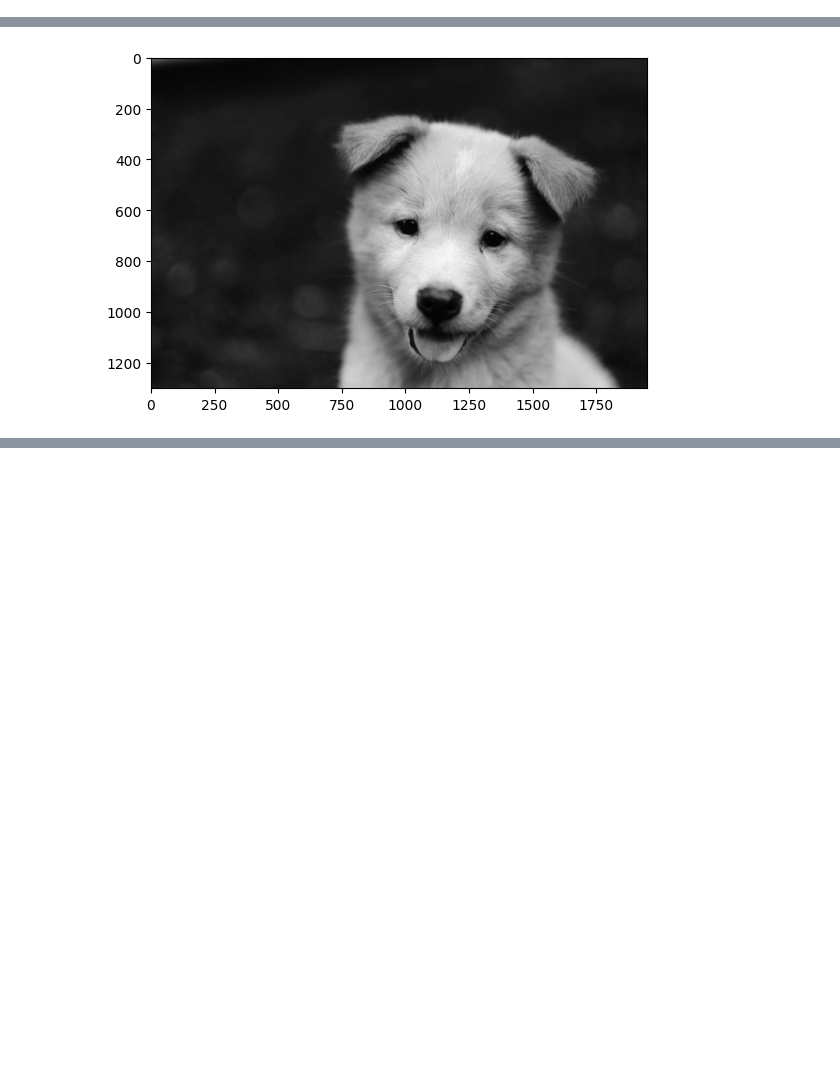
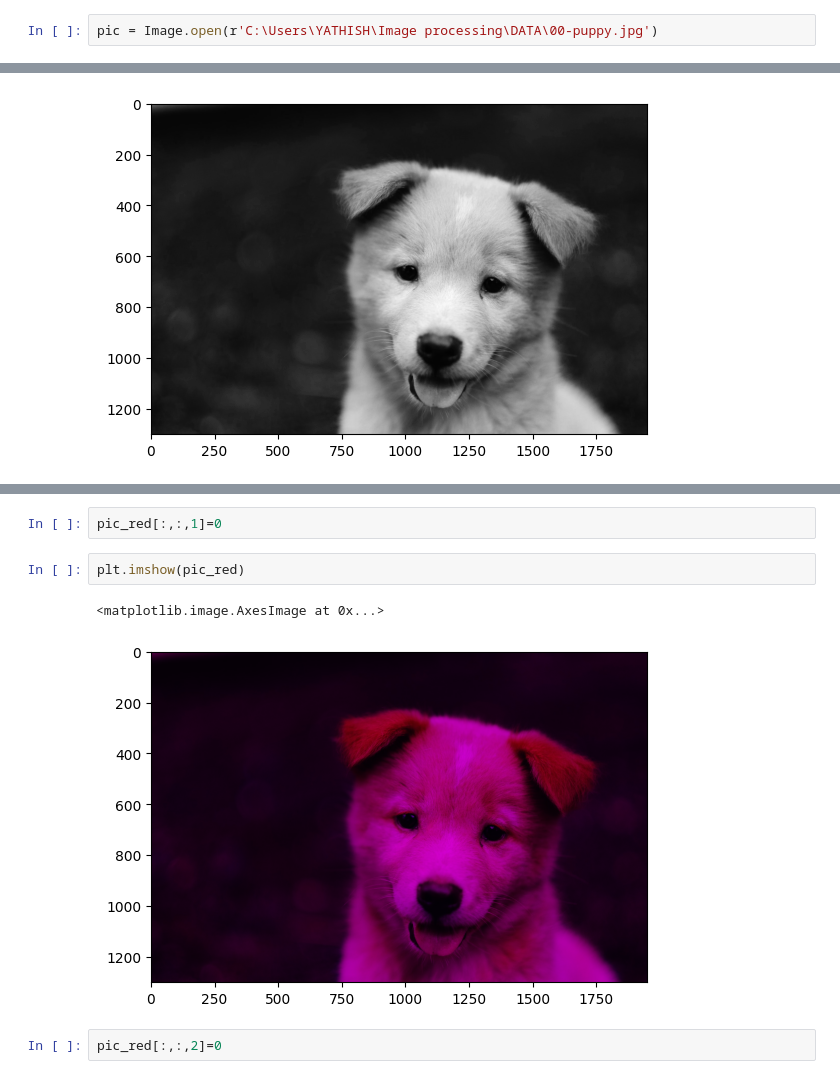
Before and after one commit to yathish971/imageprocessing, a Jupyter notebook: image_numpy.ipynb, the cells around one changed output, grey strips where cells are left out. Drawn from its saved outputs; the diff is of its cells as text; blank space fills up the shorter version.

Commit message:
PYthon Script open cv

```diff
--- a/image_numpy.ipynb
+++ b/image_numpy.ipynb
@@ -10,3 +8,5 @@ from PIL import Image
+# %%
+pic = Image.open(r'C:\Users\YATHISH\Image processing\DATA\00-puppy.jpg')
 # %%
 pic
 # %% [output]
@@ -52,0 +56,9 @@ plt.imshow(pic_red[:,:,2],cmap='gray')
+# %%
+pic_red[:,:,1]=0
+# %%
+plt.imshow(pic_red)
+# %% [output]
+<matplotlib.image.AxesImage at 0x...>
+[figure, added]
+# %%
+pic_red[:,:,2]=0
```
Also changed, not shown: parts of 3 cells of this notebook, 4 other files.
